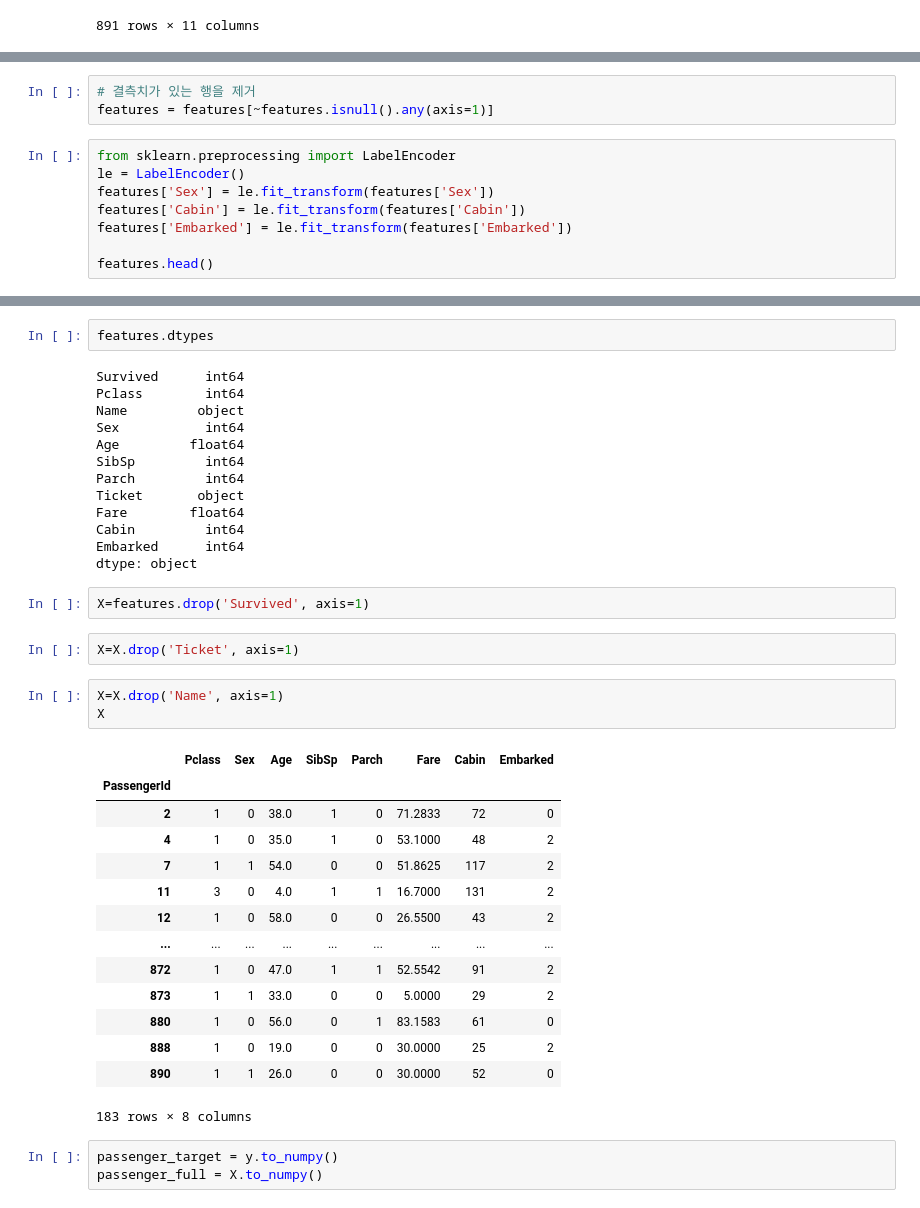
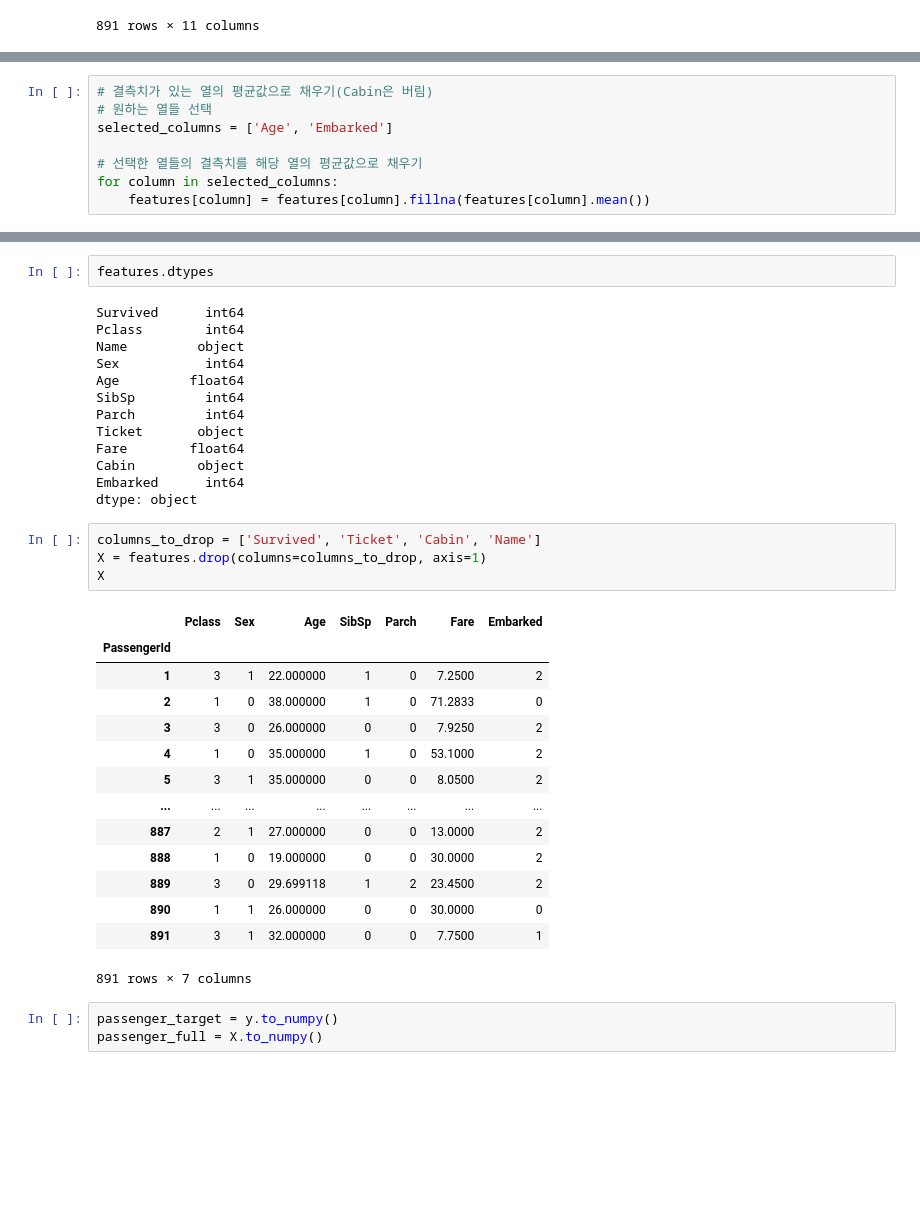
Before and after one commit to EthanSong50/ML, a Jupyter notebook: Titanic.ipynb, the cells around one changed output, grey strips where cells are left out. Saved outputs shown, nothing was run; the diff lists cells and outputs as text; blank space fills up the shorter version.

```diff
--- a/Titanic.ipynb
+++ b/Titanic.ipynb
@@ -59,11 +74,0 @@ pd.DataFrame(data=features.isnull().sum()/len(features),columns=['nan_ratio'])
-# %%
-# 결측치가 있는 행을 제거
-features = features[~features.isnull().any(axis=1)]
-# %%
-from sklearn.preprocessing import LabelEncoder
-le = LabelEncoder()
-features['Sex'] = le.fit_transform(features['Sex'])
-features['Cabin'] = le.fit_transform(features['Cabin'])
-features['Embarked'] = le.fit_transform(features['Embarked'])
-
-features.head()
@@ -93,3 +75,11 @@ See the caveats in the documentation: https://pandas.pydata.org/pandas-docs/stab
+# %%
+# 결측치가 있는 열의 평균값으로 채우기(Cabin은 버림)
+# 원하는 열들 선택
+selected_columns = ['Age', 'Embarked']
+
+# 선택한 열들의 결측치를 해당 열의 평균값으로 채우기
+for column in selected_columns:
+    features[column] = features[column].fillna(features[column].mean())
 # %%
 y = features['Survived']
 y
@@ -119,31 +109,28 @@ SibSp         int64
 Parch         int64
 Ticket       object
 Fare        float64
-Cabin         int64
+Cabin        object
 Embarked      int64
 dtype: object
-# %%
-X=features.drop('Survived', axis=1)
-# %%
-X=X.drop('Ticket', axis=1)
 # %%
-X=X.drop('Name', axis=1)
+columns_to_drop = ['Survived', 'Ticket', 'Cabin', 'Name']
+X = features.drop(columns=columns_to_drop, axis=1)
 X
 # %% [output]
-|  | Pclass | Sex | Age | SibSp | Parch | Fare | Cabin | Embarked |
-| PassengerId |  |  |  |  |  |  |  |  |
-| 2 | 1 | 0 | 38.0 | 1 | 0 | 71.2833 | 72 | 0 |
-| 4 | 1 | 0 | 35.0 | 1 | 0 | 53.1000 | 48 | 2 |
-| 7 | 1 | 1 | 54.0 | 0 | 0 | 51.8625 | 117 | 2 |
-| 11 | 3 | 0 | 4.0 | 1 | 1 | 16.7000 | 131 | 2 |
-| 12 | 1 | 0 | 58.0 | 0 | 0 | 26.5500 | 43 | 2 |
-| ... | ... | ... | ... | ... | ... | ... | ... | ... |
-| 872 | 1 | 0 | 47.0 | 1 | 1 | 52.5542 | 91 | 2 |
-| 873 | 1 | 1 | 33.0 | 0 | 0 | 5.0000 | 29 | 2 |
-| 880 | 1 | 0 | 56.0 | 0 | 1 | 83.1583 | 61 | 0 |
-| 888 | 1 | 0 | 19.0 | 0 | 0 | 30.0000 | 25 | 2 |
-| 890 | 1 | 1 | 26.0 | 0 | 0 | 30.0000 | 52 | 0 |
+|  | Pclass | Sex | Age | SibSp | Parch | Fare | Embarked |
+| PassengerId |  |  |  |  |  |  |  |
+| 1 | 3 | 1 | 22.000000 | 1 | 0 | 7.2500 | 2 |
+| 2 | 1 | 0 | 38.000000 | 1 | 0 | 71.2833 | 0 |
+| 3 | 3 | 0 | 26.000000 | 0 | 0 | 7.9250 | 2 |
+| 4 | 1 | 0 | 35.000000 | 1 | 0 | 53.1000 | 2 |
+| 5 | 3 | 1 | 35.000000 | 0 | 0 | 8.0500 | 2 |
+| ... | ... | ... | ... | ... | ... | ... | ... |
+| 887 | 2 | 1 | 27.000000 | 0 | 0 | 13.0000 | 2 |
+| 888 | 1 | 0 | 19.000000 | 0 | 0 | 30.0000 | 2 |
+| 889 | 3 | 0 | 29.699118 | 1 | 2 | 23.4500 | 2 |
+| 890 | 1 | 1 | 26.000000 | 0 | 0 | 30.0000 | 0 |
+| 891 | 3 | 1 | 32.000000 | 0 | 0 | 7.7500 | 1 |
-183 rows × 8 columns
+891 rows × 7 columns
 # %%
 passenger_target = y.to_numpy()
 passenger_full = X.to_numpy()
```
Also changed, not shown: parts of 18 cells of this notebook.
